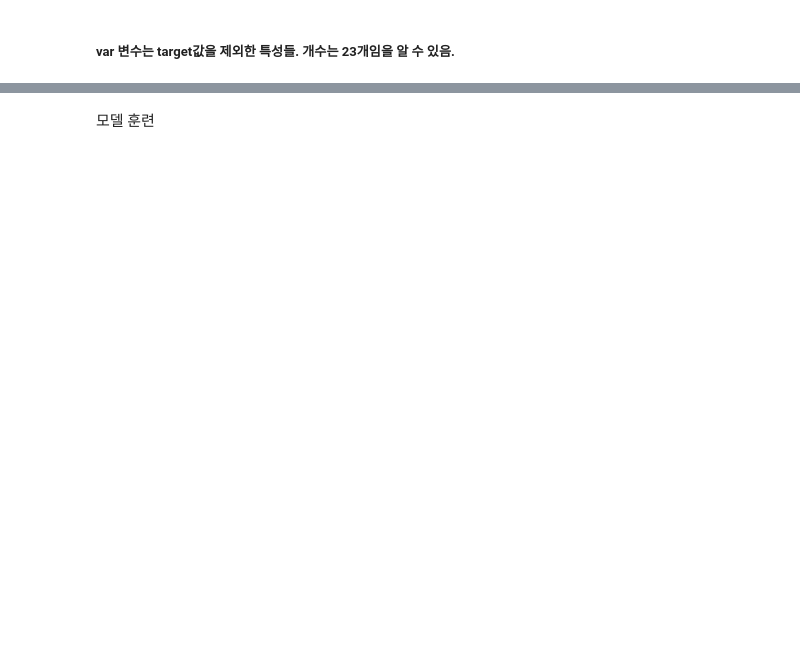
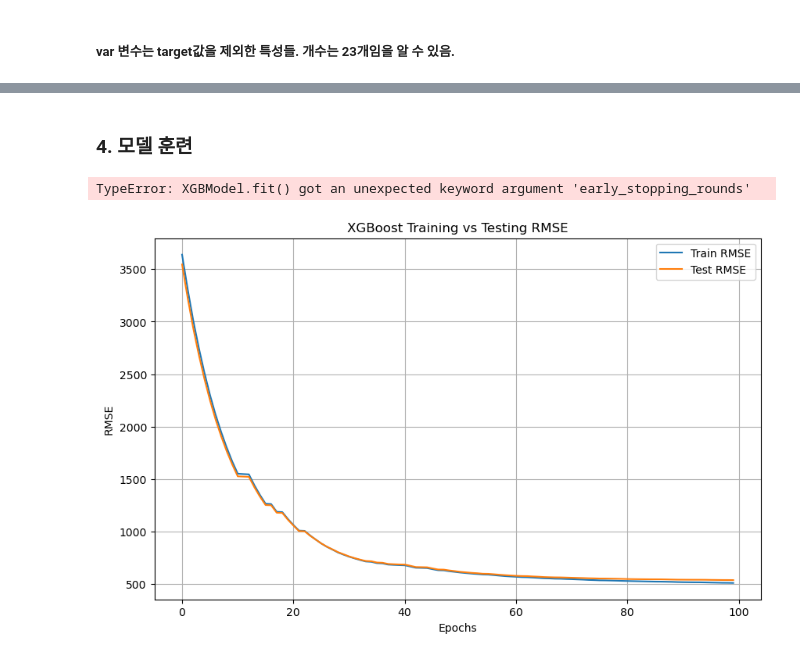
Before and after one commit to gaaeun/-, a Jupyter notebook: diamonds tesk.ipynb, the cells around one changed output, grey strips where cells are left out. Saved outputs shown, nothing was run; the diff lists cells and outputs as text; code cells hidden in the pictures; blank space fills up the shorter version.

```diff
--- a/diamonds tesk.ipynb
+++ b/diamonds tesk.ipynb
@@ -170,4 +200,8 @@ help(train_test_split)
 # %%
-X_train, X_eval, y_train, y_eval = train_test_split(data[var], data['price'], test_size=0.2, random_state=42)
+X_train, X_test, y_train, y_test = train_test_split(data[var], data['price'], test_size=0.2, random_state=42)
+# %%
+n = int(len(X_train)*0.8) ## Let's use 80% to train and 20% to eval
+# %%
+X_train_fit, X_train_eval, y_train_fit, y_train_eval = X_train[:n], X_train[n:], y_train[:n], y_train[n:]
 # %%
 print(f'train samples: {len(X_train)}\ntest samples: {len(X_test)}')
@@ -174,11 +211,13 @@ print(f'train samples: {len(X_train)}\ntest samples: {len(X_test)}')
 # %% [markdown]
-모델 훈련
+### 4. 모델 훈련
 # %%
-model = xgboost.XGBRegressor(
-    n_estimators=100,      # 트리 개수
-    max_depth=6,           # 최대 트리 깊이
-    learning_rate=0.1,     # 학습 속도
-    subsample=0.8,         # 데이터 샘플 비율
-    colsample_bytree=0.8,  # 특성 샘플 비율
+xgb_model = xgb.XGBRegressor(
+    n_estimators=1000,      # 최대 트리 개수
+    learning_rate=0.05,     # 학습 속도
+    max_depth=6,            # 최대 트리 깊이
     random_state=42
 )
+
+xgb_model.fit(X_train_fit, y_train_fit, eval_set=[(X_train_eval,y_train_eval)], early_stopping_rounds=50, verbose=True)
+# %% [output]
+TypeError: XGBModel.fit() got an unexpected keyword argument 'early_stopping_rounds'
@@ -186,0 +224,17 @@ print(xgboost.__version__)
+# %%
+# 시각화
+results = xgb_model.evals_result()
+epochs = len(results['validation_0']['rmse'])
+x_axis = range(0, epochs)
+
+plt.figure(figsize=(10, 6))
+plt.plot(x_axis, results['validation_0']['rmse'], label='Train RMSE')
+plt.plot(x_axis, results['validation_1']['rmse'], label='Test RMSE')
+plt.xlabel('Epochs')
+plt.ylabel('RMSE') # Root Mean Squared Error: 예측 값과 실제 값 간의 차이 측정
+plt.title('XGBoost Training vs Testing RMSE')
+plt.legend()
+plt.grid()
+plt.show()
+# %% [output]
+[figure, added]
```
Also changed, not shown: parts of 10 cells of this notebook.
